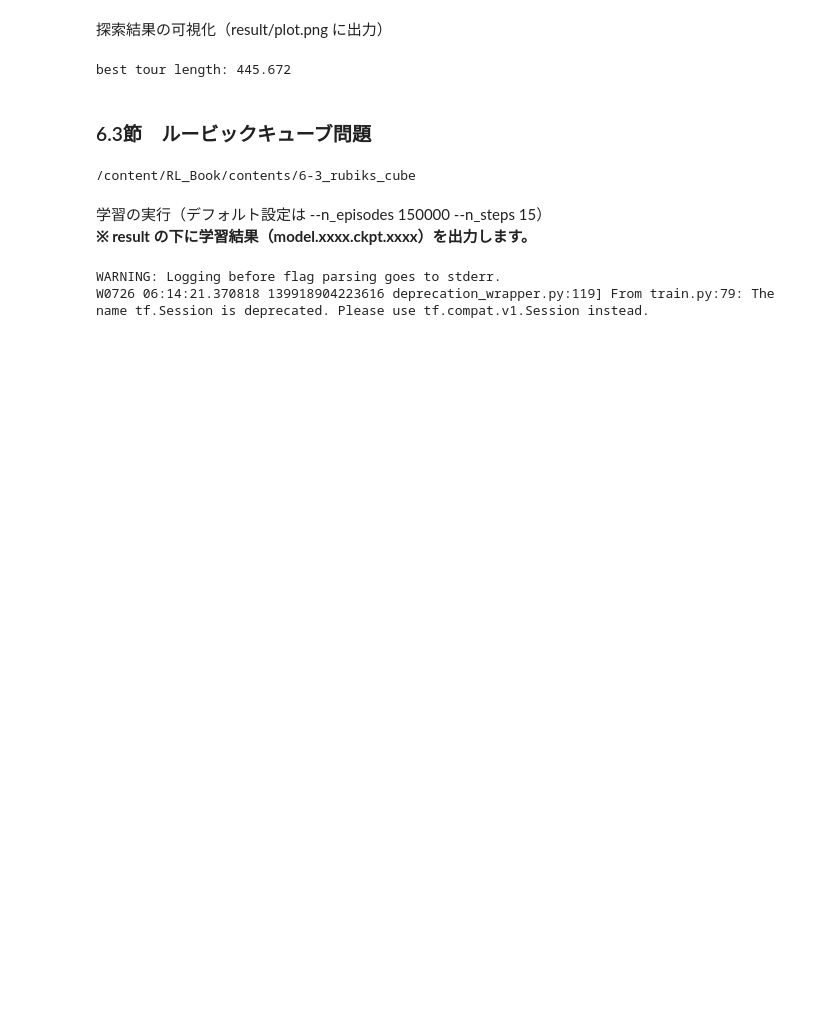
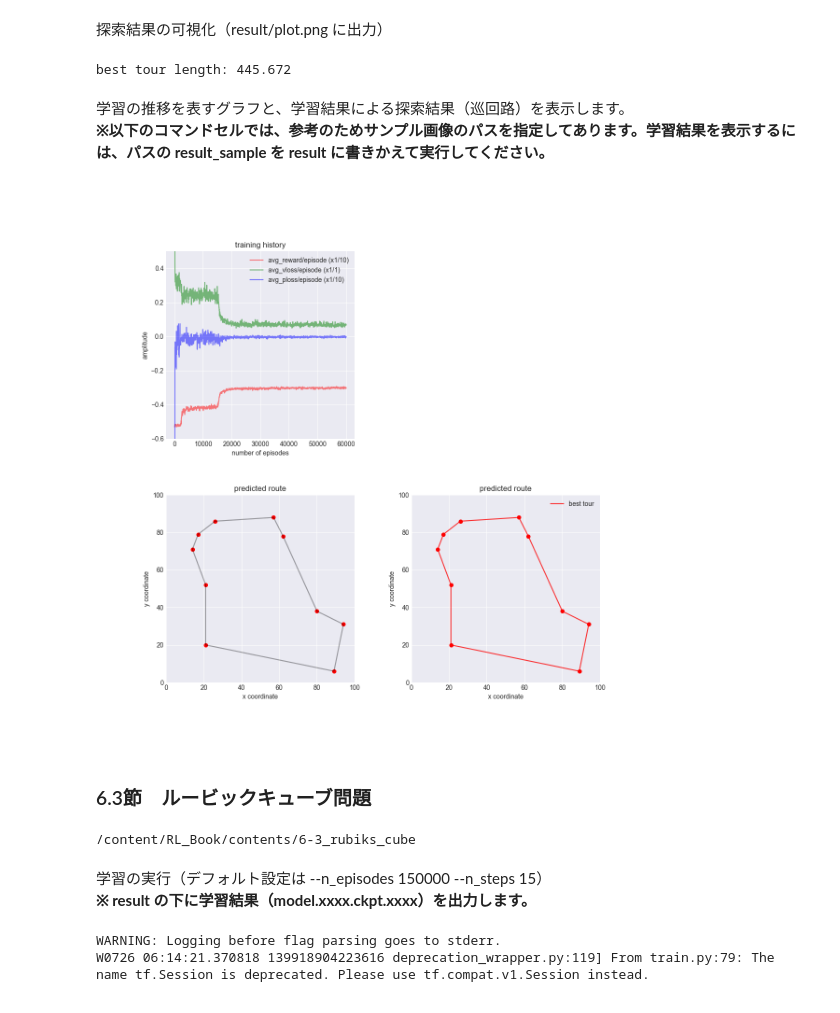
Before and after one commit to drlbook-jp/drlbook, a Jupyter notebook: drlbook_examples.ipynb, the cells around one changed output. Saved outputs shown, nothing was run; the diff lists cells and outputs as text; code cells hidden in the pictures; blank space fills up the shorter version.

```diff
--- a/drlbook_examples.ipynb
+++ b/drlbook_examples.ipynb
@@ -668,6 +668,19 @@ Episode:    500/   500 - Time: 1.87 - Avg_Reward: -5.245 - Avg_Loss: 0.70256 - A
 !python3 plot.py
 # %% [output]
 best tour length: 445.672
+# %% [markdown]
+学習の推移を表すグラフと、学習結果による探索結果（巡回路）を表示します。
+**※以下のコマンドセルでは、参考のためサンプル画像のパスを指定してあります。学習結果を表示するには、パスの result_sample を result に書きかえて実行してください。**
+# %%
+from IPython.display import Image, display_png
+
+# 画像の読み込み
+png = './result_sample/plot.png'
+
+# 画像の表示
+display_png(Image(png, width=600))
+# %% [output]
+[figure, added]
 # %% [markdown]
 ### 6.3節　ルービックキューブ問題
 # %%
```
Also changed, not shown: parts of 14 cells of this notebook.
